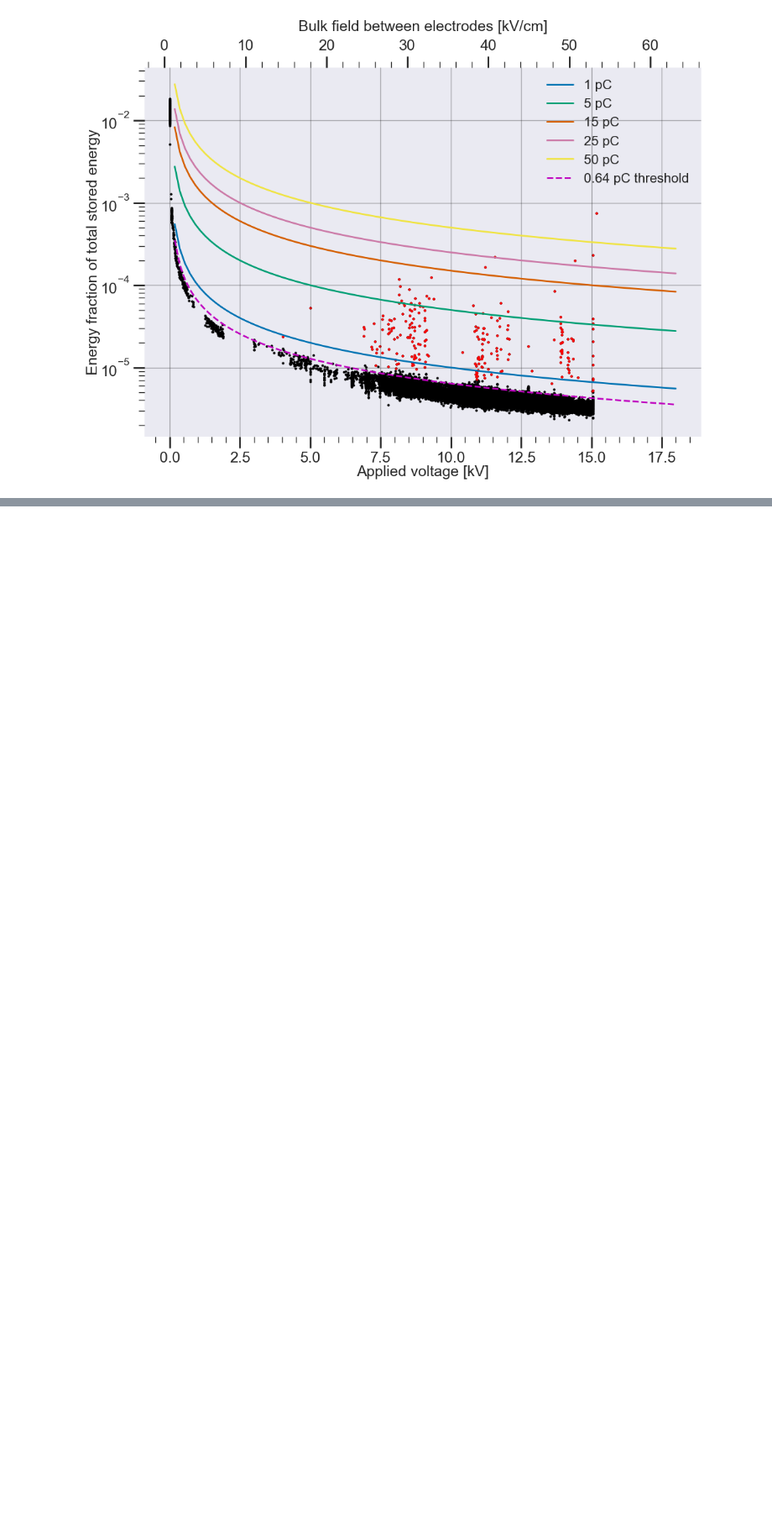
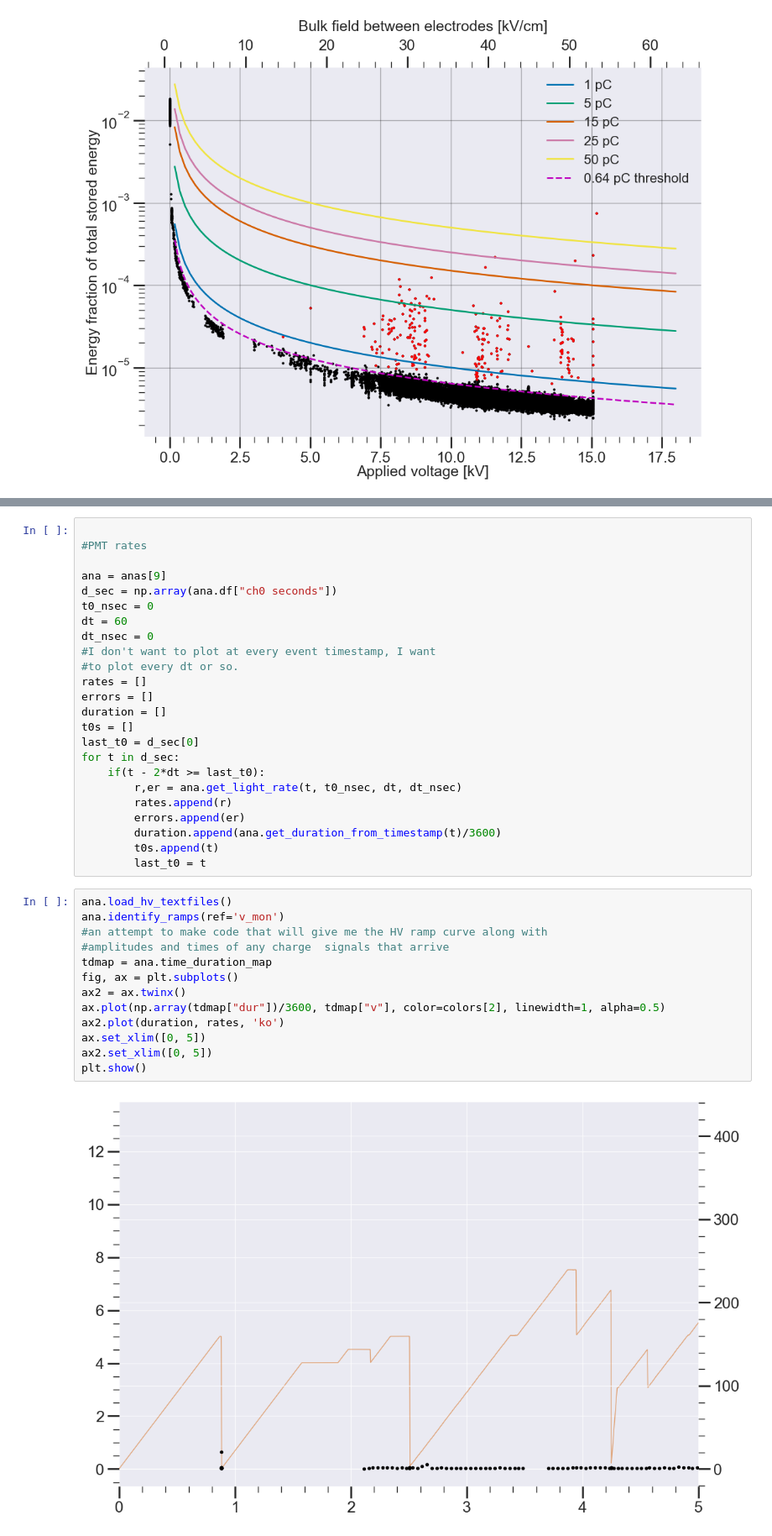
Before and after one commit to ejangelico/ad2-data-processing, a Jupyter notebook: notebooks/Analysis of run comparisons.ipynb, the cells around one changed output, grey strips where cells are left out. Shown at 84% size. Saved outputs shown, nothing was run; the diff lists cells and outputs as text; blank space fills up the shorter version.

```diff
--- a/notebooks/Analysis of run comparisons.ipynb
+++ b/notebooks/Analysis of run comparisons.ipynb
@@ -604,0 +705,39 @@ plt.show()
+# %%
+
+#PMT rates
+
+ana = anas[9]
+d_sec = np.array(ana.df["ch0 seconds"])
+t0_nsec = 0
+dt = 60
+dt_nsec = 0
+#I don't want to plot at every event timestamp, I want
+#to plot every dt or so.
+rates = []
+errors = []
+duration = []
+t0s = []
+last_t0 = d_sec[0]
+for t in d_sec:
+    if(t - 2*dt >= last_t0):
+        r,er = ana.get_light_rate(t, t0_nsec, dt, dt_nsec)
+        rates.append(r)
+        errors.append(er)
+        duration.append(ana.get_duration_from_timestamp(t)/3600)
+        t0s.append(t)
+        last_t0 = t
+# %%
+ana.load_hv_textfiles()
+ana.identify_ramps(ref='v_mon')
+#an attempt to make code that will give me the HV ramp curve along with
+#amplitudes and times of any charge  signals that arrive
+tdmap = ana.time_duration_map
+fig, ax = plt.subplots()
+ax2 = ax.twinx()
+ax.plot(np.array(tdmap["dur"])/3600, tdmap["v"], color=colors[2], linewidth=1, alpha=0.5)
+ax2.plot(duration, rates, 'ko')
+ax.set_xlim([0, 5])
+ax2.set_xlim([0, 5])
+plt.show()
+# %% [output]
+[figure, added]
```
Also changed, not shown: parts of 5 cells of this notebook, 3 other files.
